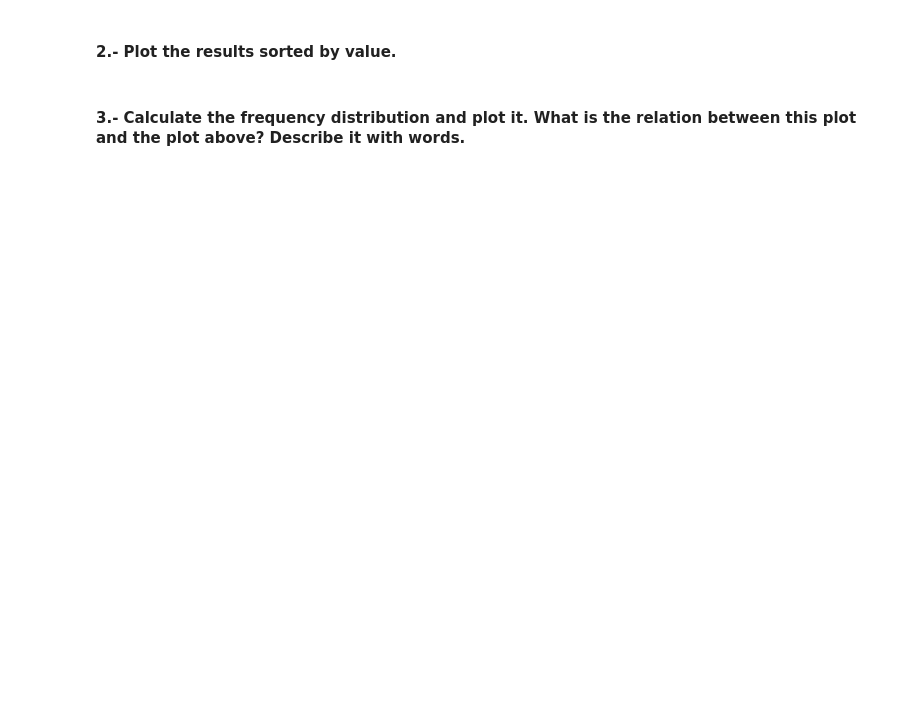
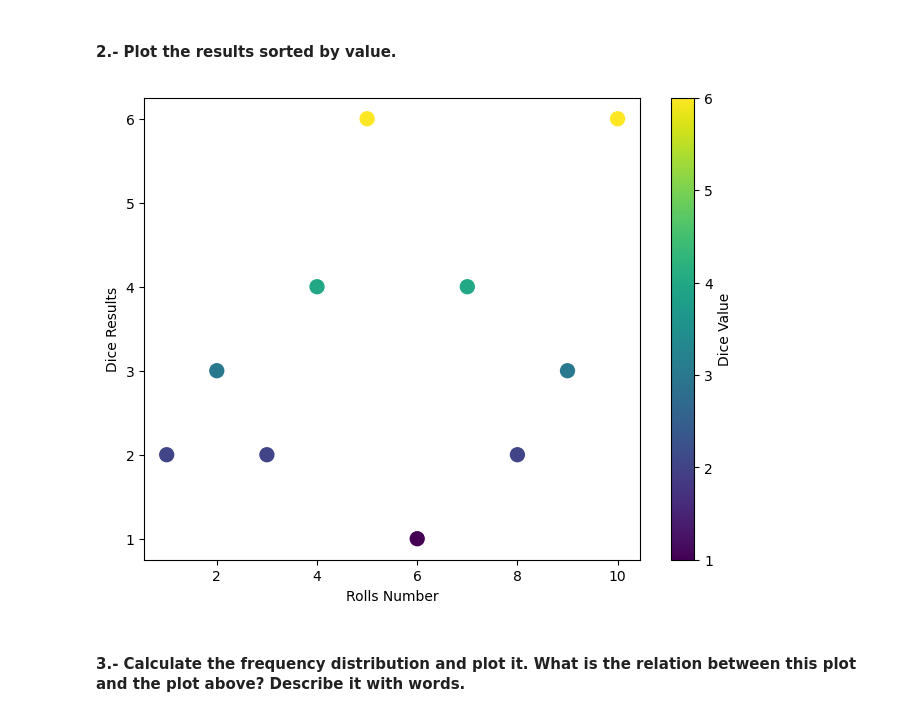
Before and after one commit to zepcerqueira/Descriptive-Stats, a Jupyter notebook: your-code/main.ipynb, the cells around one changed output. Cells and saved outputs as stored; diff of their text form; code cells hidden in the pictures; blank space fills up the shorter version.

```diff
--- a/your-code/main.ipynb
+++ b/your-code/main.ipynb
@@ -12,0 +29,16 @@ Import the necessary libraries here:
+# %%
+# your code here
+
+import pandas as pd
+import random
+
+def dice_simulator(number):
+    number_rolls = [random.randint(1, 6) for i in range(number)]
+
+    dice_df = pd.DataFrame({'Rolls': number_rolls})
+
+    return dice_df
+
+dice_rolls_df = dice_simulator(10)
+
+dice_rolls_df
@@ -17,2 +59,15 @@ Import the necessary libraries here:
+# %%
+# your code here
+
+sorted_dice_df = dice_rolls_df.sort_values(by='Rolls')
+
+plt.figure(figsize=(8, 6))
+plt.scatter(range(1, 11), dice_rolls_df['Rolls'], c=dice_rolls_df['Rolls'], cmap='viridis', s=100)
+plt.xlabel('Rolls Number')
+plt.ylabel('Dice Results')
+plt.colorbar(label='Dice Value')
+plt.show()
+# %% [output]
+[figure, added]
 # %% [markdown]
 #### 3.- Calculate the frequency distribution and plot it. What is the relation between this plot and the plot above? Describe it with words.
```
Also changed, not shown: parts of 70 cells of this notebook, 5 other files.
